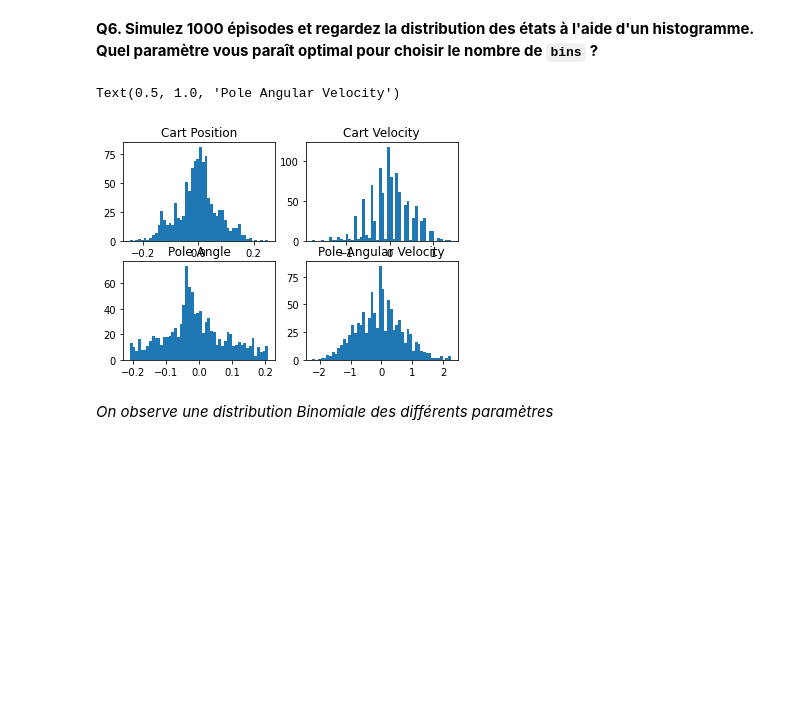
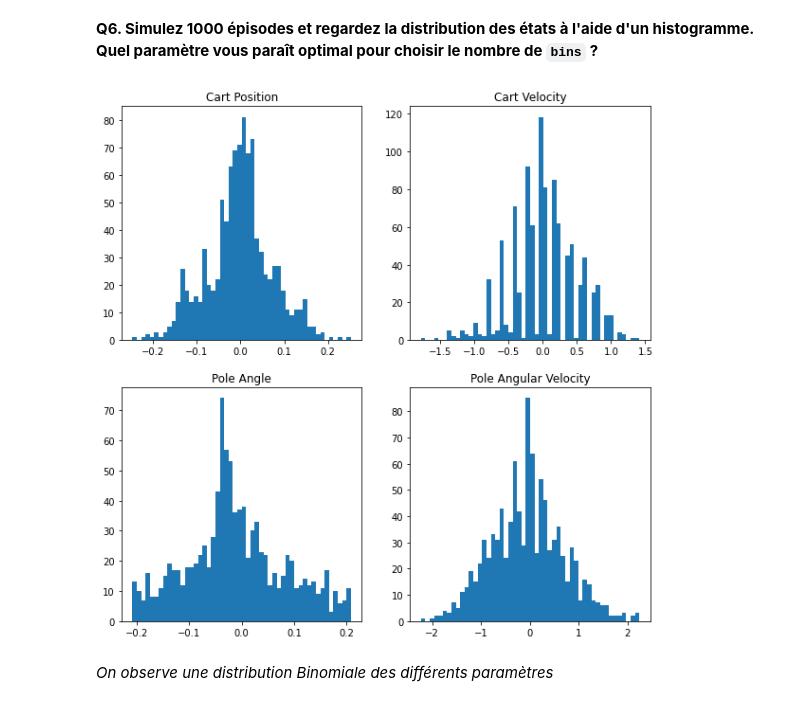
Before and after one commit to Miolith/reinforcement-learning, a Jupyter notebook: tp4/TP4.ipynb, the cells around one changed output. Saved outputs shown, nothing was run; the diff lists cells and outputs as text; code cells hidden in the pictures; blank space fills up the shorter version.

```diff
--- a/tp4/TP4.ipynb
+++ b/tp4/TP4.ipynb
@@ -68,14 +71,12 @@ The autoreload extension is already loaded. To reload it, use:
 ## Présentation de Gym
 Dans ce TP, nous allons le simulateur Gym par Open AI. Gym fournit une série d'environnements qui ont permis aux chercheurs de se comparer et ainsi, de faire accélérer la recherche en reinforcement learning.
 # %%
-env = gym.make("Taxi-v3", render_mode="rgb_array")
+env = gym.make("Taxi-v3", render_mode="rgb_array", new_step_api=True)
 
 env.reset()
 for _ in range(10):
     env.render()
     env.step(env.action_space.sample()) # Take a random action
-
-env.close()
 # %% [markdown]
 **Q1. Décrire l'environnement Taxi. En particulier, vous vous demanderez quel est l'espace d'action ? Des états ? Comment est définie la récompense ? Que contient l'output de `env.step` ?**
 
@@ -199,7 +228,7 @@ Nous allons maintenant passer à un environnement plus difficile : le pendule in
 Puisque l'environnement a un espace d'actions continu, nous allons discrétiser cet espace pour revenir aux cas précédemment étudiés.
 La solution la plus simple pour cela consiste à diviser l'espace en sections égales. Mais comment choisir le nombre de sections ?
 # %%
-env = gym.make("CartPole-v1", render_mode="rgb_array")
+env = gym.make("CartPole-v1", render_mode="rgb_array", new_step_api=True)
 n_actions = env.action_space.n
 
 print("first state: ", env.reset())
@@ -219,28 +248,34 @@ Pour mener à bien notre discrétisation de l'espace des actions, nous allons es
 # %%
 env.action_space.seed(42)
 
 observation, info = env.reset(seed=42, return_info=True)
-Observ = []
+obs_list = []
 
 for _ in range(1000):
     observation, reward, terminated, truncated = env.step(env.action_space.sample())
 
     if terminated or truncated:
         observation, info = env.reset(return_info=True)
-    Observ.append(observation)
+    obs_list.append(observation)
 
-fig, axs = plt.subplots(2, 2)
-axs[0,0].hist([elem[0] for elem in Observ], bins=50)
+obs_list = np.array(obs_list)
+
+fig, axs = plt.subplots(2, 2, figsize=(10,10))
+axs[0,0].hist(obs_list[:,0], bins=50)
 axs[0,0].set_title("Cart Position")
-axs[0,1].hist([elem[1] for elem in Observ], bins=50)
+
+axs[0,1].hist(obs_list[:,1], bins=50)
 axs[0,1].set_title("Cart Velocity")
-axs[1,0].hist([elem[2] for elem in Observ], bins=50)
+
+axs[1,0].hist(obs_list[:,2], bins=50)
 axs[1,0].set_title("Pole Angle")
-axs[1,1].hist([elem[3] for elem in Observ], bins=50)
+
+axs[1,1].hist(obs_list[:,3], bins=50)
 axs[1,1].set_title("Pole Angular Velocity")
+
+plt.show()
 # %% [output]
-Text(0.5, 1.0, 'Pole Angular Velocity')
-[figure, old version]
+[figure, new version]
 # %% [markdown]
 *On observe une distribution Binomiale des différents paramètres*
 # %% [markdown]
```
Also changed, not shown: parts of 6 cells of this notebook.
